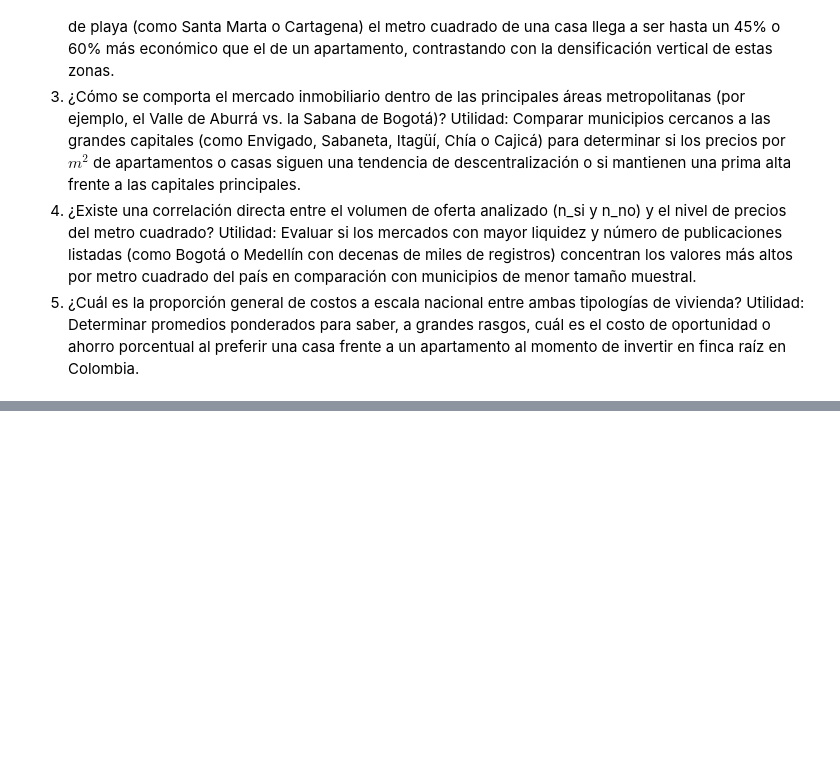
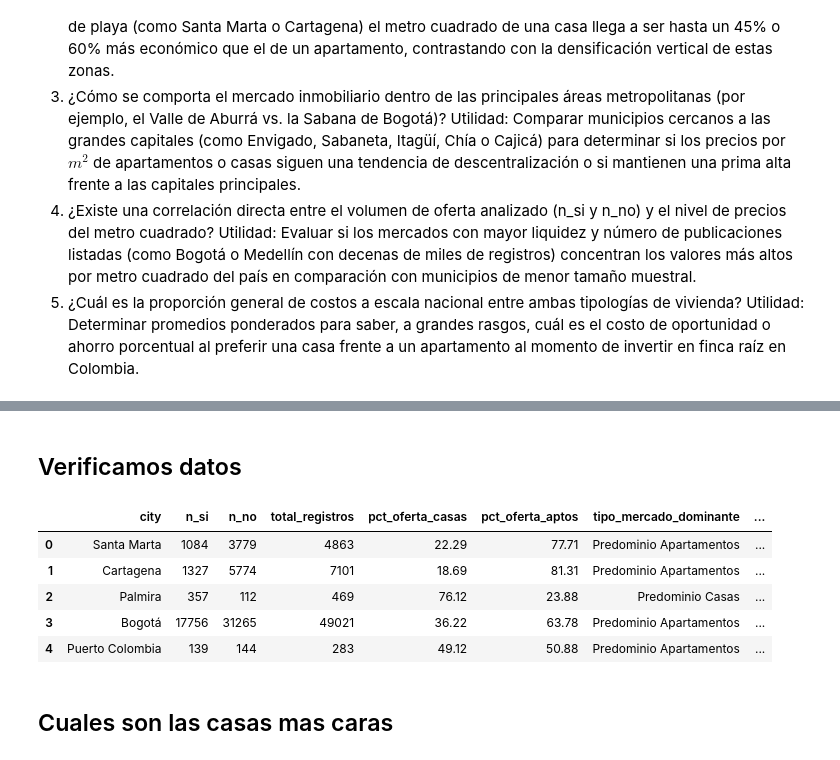
Before and after one commit to renezh64/Ideacion_y_Documentacion, a Jupyter notebook: src/actividad1/Actividad3.ipynb, the cells around one changed output, grey strips where cells are left out. Saved outputs shown, nothing was run; the diff lists cells and outputs as text; code cells hidden in the pictures; blank space fills up the shorter version.

```diff
--- a/src/actividad1/Actividad3.ipynb
+++ b/src/actividad1/Actividad3.ipynb
@@ -38,0 +78,50 @@ Utilidad: Determinar promedios ponderados para saber, a grandes rasgos, cuál es
+# %% [markdown]
+## Verificamos datos ##
+# %%
+# 2. Control de calidad y normalización de textos
+df['city'] = df['city'].astype(str).str.strip()
+# 3. Enriquecimiento del DataFrame con nuevas variables calculadas
+df['total_registros'] = df['n_si'] + df['n_no']
+df['brecha_absoluta_cop'] = df['casa_cop_m2'] - df['apto_cop_m2']
+df['pct_oferta_casas'] = (df['n_si'] / df['total_registros']) * 100
+df['pct_oferta_aptos'] = (df['n_no'] / df['total_registros']) * 100
+# Clasificación del tipo de mercado según la oferta dominante
+df['tipo_mercado_dominante'] = np.where(
+    df['n_si'] > df['n_no'],
+    'Predominio Casas',
+    'Predominio Apartamentos'
+)
+
+# Categorización del nivel de diferencia/descuento en el precio del metro cuadrado
+condiciones_descuento = [
+    (df['diferencia_pct'] > 0),
+    (df['diferencia_pct'] >= -15) & (df['diferencia_pct'] <= 0),
+    (df['diferencia_pct'] >= -30) & (df['diferencia_pct'] < -15),
+    (df['diferencia_pct'] < -30)
+]
+categorias_descuento = [
+    'Casa con Prima (+)',
+    'Descuento Leve (0% a -15%)',
+    'Descuento Moderado (-15% a -30%)',
+    'Descuento Alto (<-30%)'
+]
+df['categoria_brecha_precio'] = np.select(condiciones_descuento, categorias_descuento, default='Sin Clasificar')
+
+# 4. Reordenar las columnas para una estructura lógica de análisis
+columnas_ordenadas = [
+    'city', 'n_si', 'n_no', 'total_registros',
+    'pct_oferta_casas', 'pct_oferta_aptos', 'tipo_mercado_dominante',
+    'casa_cop_m2', 'apto_cop_m2', 'brecha_absoluta_cop',
+    'diferencia_pct', 'categoria_brecha_precio'
+]
+df_enriquecido = df[columnas_ordenadas]
+df_enriquecido.head()
+# %% [output]
+|  | city | n_si | n_no | total_registros | pct_oferta_casas | pct_oferta_aptos | tipo_mercado_dominante | ... |
+| 0 | Santa Marta | 1084 | 3779 | 4863 | 22.29 | 77.71 | Predominio Apartamentos | ... |
+| 1 | Cartagena | 1327 | 5774 | 7101 | 18.69 | 81.31 | Predominio Apartamentos | ... |
+| 2 | Palmira | 357 | 112 | 469 | 76.12 | 23.88 | Predominio Casas | ... |
+| 3 | Bogotá | 17756 | 31265 | 49021 | 36.22 | 63.78 | Predominio Apartamentos | ... |
+| 4 | Puerto Colombia | 139 | 144 | 283 | 49.12 | 50.88 | Predominio Apartamentos | ... |
+# %% [markdown]
+## Cuales son las casas mas caras ##
```
Also changed, not shown: parts of 7 cells of this notebook, 1 other file.
